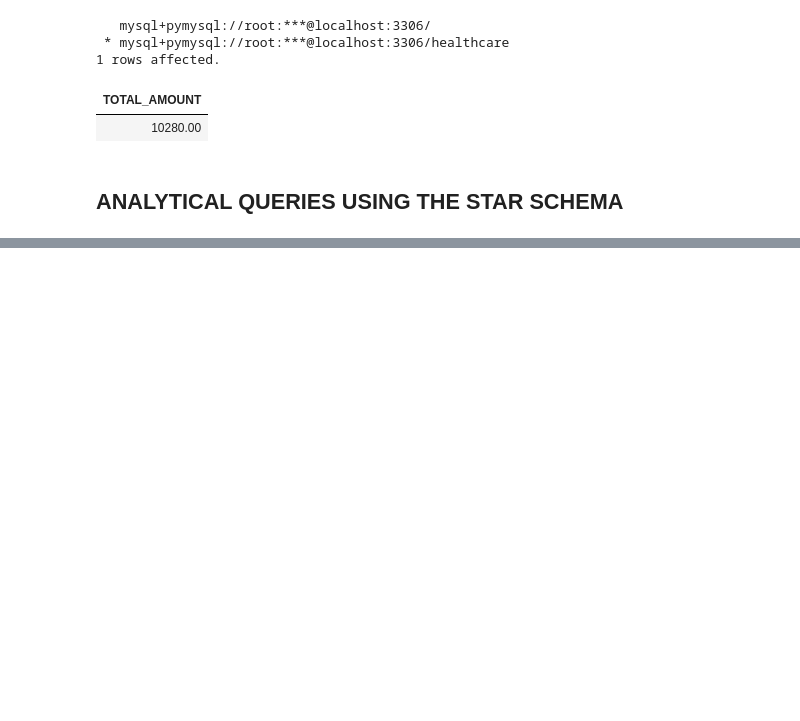
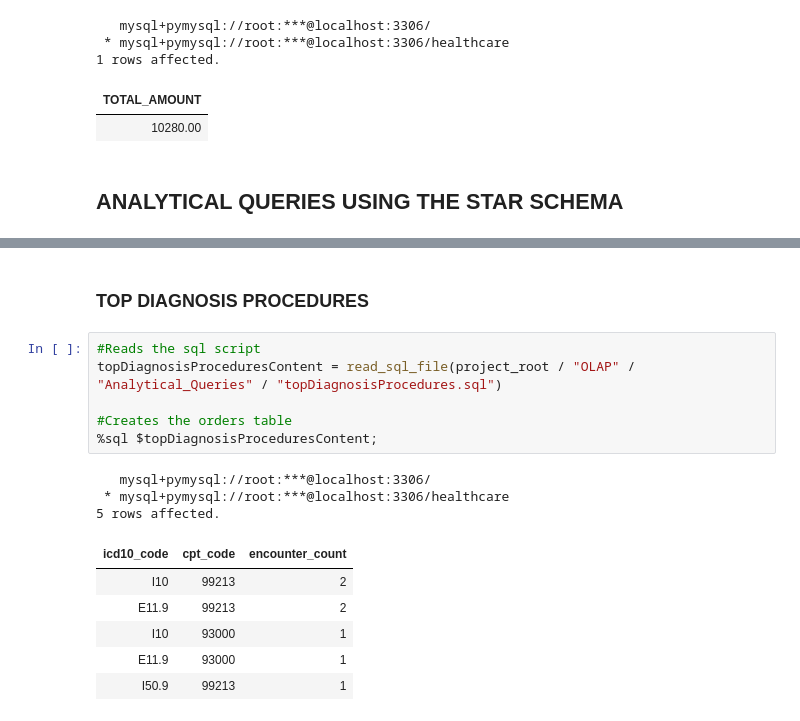
Before and after one commit to PercyAyimbilaNsolemna/Health_Analytics, a Jupyter notebook: Notebooks/healthcareAnalytics.ipynb, the cells around one changed output, grey strips where cells are left out. Saved outputs shown, nothing was run; the diff lists cells and outputs as text; blank space fills up the shorter version.

```diff
--- a/Notebooks/healthcareAnalytics.ipynb
+++ b/Notebooks/healthcareAnalytics.ipynb
@@ -992,0 +1010,18 @@ FROM fact_encounter;
+# %% [markdown]
+### **TOP DIAGNOSIS PROCEDURES**
+# %%
+#Reads the sql script
+topDiagnosisProceduresContent = read_sql_file(project_root / "OLAP" / "Analytical_Queries" / "topDiagnosisProcedures.sql")
+
+#Creates the orders table
+%sql $topDiagnosisProceduresContent;
+# %% [output]
+   mysql+pymysql://root:***@localhost:3306/
+ * mysql+pymysql://root:***@localhost:3306/healthcare
+5 rows affected.
+| icd10_code | cpt_code | encounter_count |
+| I10 | 99213 | 2 |
+| E11.9 | 99213 | 2 |
+| I10 | 93000 | 1 |
+| E11.9 | 93000 | 1 |
+| I50.9 | 99213 | 1 |
```
Also changed, not shown: parts of 9 cells of this notebook.
